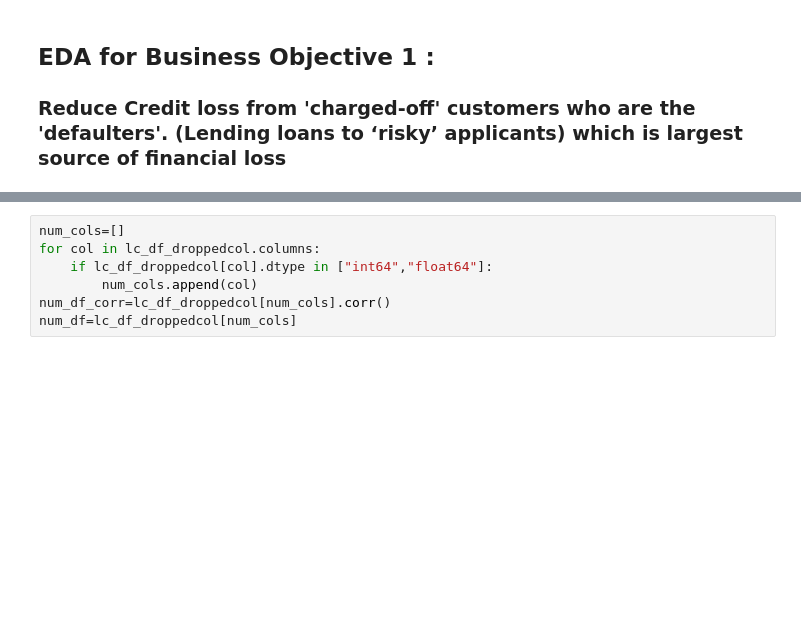
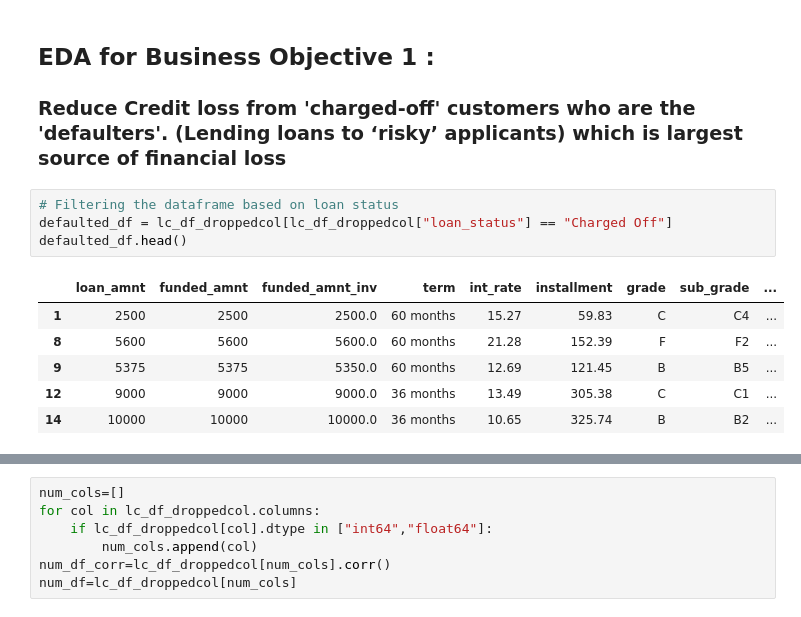
Before and after one commit to karthickchetti/LendingClubCaseStudy, a Jupyter notebook: Karthick_Chetti.ipynb, the cells around one changed output, grey strips where cells are left out. Cells and saved outputs as stored; diff of their text form; blank space fills up the shorter version.

```diff
--- a/Karthick_Chetti.ipynb
+++ b/Karthick_Chetti.ipynb
@@ -247,3 +247,14 @@ box_plot_col(lc_df_droppedcol)
 # %% [markdown]
 ## EDA for Business Objective 1 :
 ### Reduce Credit loss from 'charged-off' customers who are the 'defaulters'. (Lending loans to ‘risky’ applicants) which is largest source of financial loss
+# %%
+# Filtering the dataframe based on loan status
+defaulted_df = lc_df_droppedcol[lc_df_droppedcol["loan_status"] == "Charged Off"]
+defaulted_df.head()
+# %% [output]
+|  | loan_amnt | funded_amnt | funded_amnt_inv | term | int_rate | installment | grade | sub_grade | ... |
+| 1 | 2500 | 2500 | 2500.0 | 60 months | 15.27 | 59.83 | C | C4 | ... |
+| 8 | 5600 | 5600 | 5600.0 | 60 months | 21.28 | 152.39 | F | F2 | ... |
+| 9 | 5375 | 5375 | 5350.0 | 60 months | 12.69 | 121.45 | B | B5 | ... |
+| 12 | 9000 | 9000 | 9000.0 | 36 months | 13.49 | 305.38 | C | C1 | ... |
+| 14 | 10000 | 10000 | 10000.0 | 36 months | 10.65 | 325.74 | B | B2 | ... |
```
Also changed, not shown: parts of 4 cells of this notebook.
